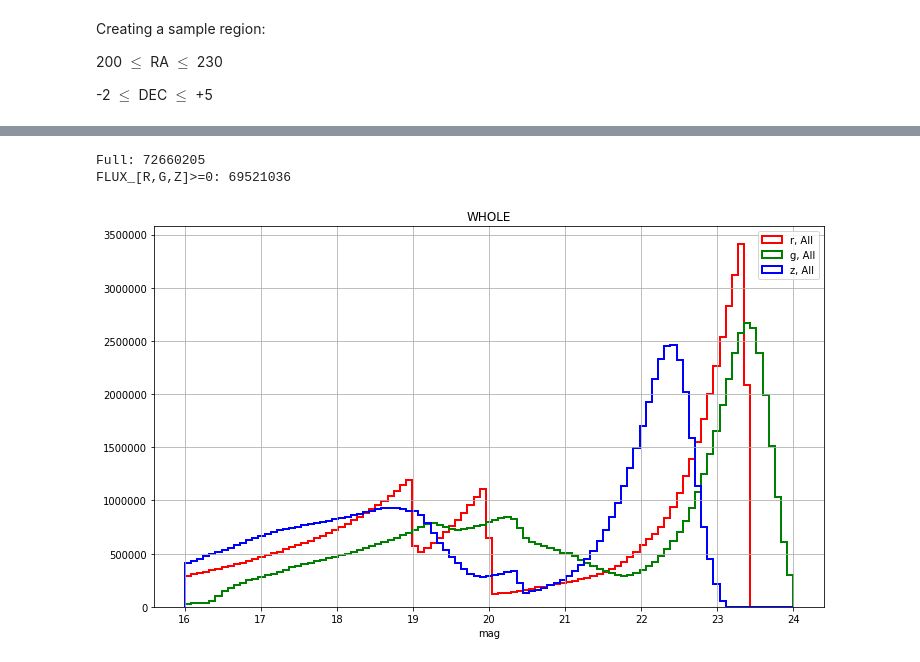
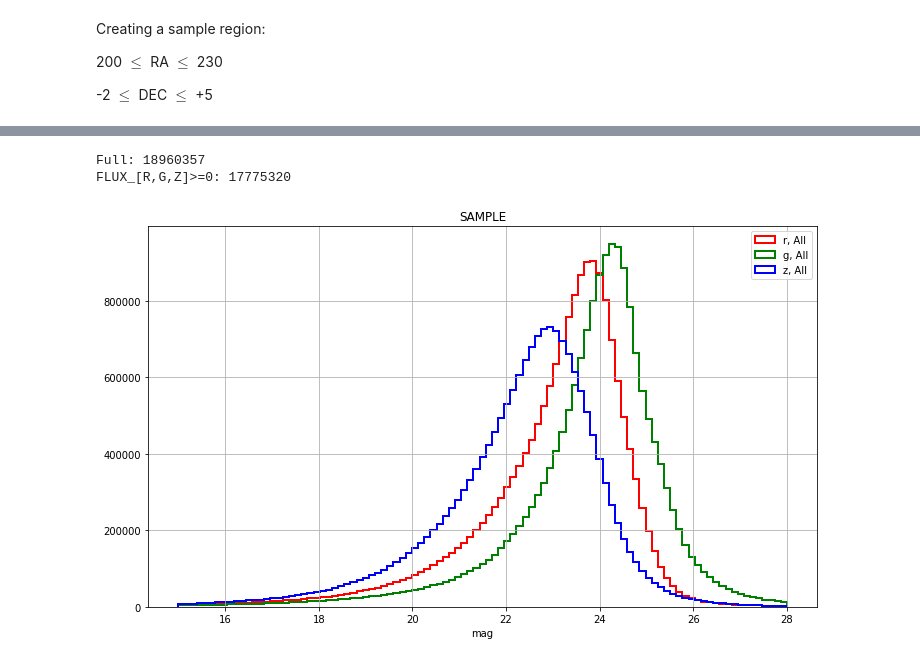
Before and after one commit to qmxp55/DESI-match, a Jupyter notebook: mag_dist.ipynb, the cells around one changed output, grey strips where cells are left out. Cells and saved outputs as stored; diff of their text form; code cells hidden in the pictures.

```diff
--- a/mag_dist.ipynb
+++ b/mag_dist.ipynb
@@ -27,3 +28,30 @@ def get_mag_decals(df):
     zmag = flux_to_mag(df['FLUX_Z']/df['MW_TRANSMISSION_Z'])
 
     return gmag, rmag, zmag
+# %%
+class Point:
+
+    def __init__(self, xcoord=0, ycoord=0):
+        self.x = xcoord
+        self.y = ycoord
+
+class Rectangle:
+    def __init__(self, bottom_left, top_right, colour):
+        self.bottom_left = bottom_left
+        self.top_right = top_right
+        self.colour = colour
+
+    def intersects(self, other):
+        return not (self.top_right.x <= other.bottom_left.x or self.bottom_left.x >= other.top_right.x or self.top_right.y <= other.bottom_left.y or self.bottom_left.y >= other.top_right.y)
+
+    def plot(self, other):
+        fig, ax = plt.subplots(figsize=(15,8))
+        rect = patches.Rectangle((self.bottom_left.x,self.bottom_left.y), abs(self.top_right.x - self.bottom_left.x), abs(self.top_right.y - self.bottom_left.y),linewidth=1.5, alpha=0.5, color='r')
+        rect2 = patches.Rectangle((other.bottom_left.x,other.bottom_left.y), abs(other.top_right.x - other.bottom_left.x), abs(other.top_right.y - other.bottom_left.y),linewidth=1.5, alpha=0.5, color='blue')
+        ax.add_patch(rect)
+        ax.add_patch(rect2)
+        xlims = np.array([self.bottom_left.x, self.top_right.x, other.bottom_left.x, other.top_right.x])
+        ylims = np.array([self.bottom_left.y, self.top_right.y, other.bottom_left.y, other.top_right.y])
+        ax.set_xlim(xlims.min()-1, xlims.max()+1)
+        ax.set_ylim(ylims.min()-1, ylims.max()+1)
+        #plt.show()
@@ -40,7 +114,7 @@ def mag_hist_decals(df, BANDS, DEF, NAME):
     mask_exp = df['TYPE'] == b'EXP '
     mask_comp = df['TYPE'] == b'COMP '
 
-    bins = np.linspace(16, 24, 100)
+    bins = np.linspace(15, 28, 100)
     if BANDS == 'r':
         BAND = rmag
     if BANDS == 'g':
@@ -86,0 +163,3 @@ cat0S = cut(200, 230, -2,5, cat0)
+# %%
+sweep_dir = os.path.join('/global/project/projectdirs/cosmo/data/legacysurvey/','dr7', 'sweep', '7.1')
+cat0Sw = cut_sweeps(200, 230, -2,5, sweep_dir)
@@ -87,6 +176,6 @@ cat0S = cut(200, 230, -2,5, cat0)
 # %%
-mag_hist_decals(cat0, 'r', 'ALL', 'WHOLE')
+mag_hist_decals(cat0Sw, 'r', 'ALL', 'SAMPLE')
 # %% [output]
-Full: 72660205
-FLUX_[R,G,Z]>=0: 69521036
+Full: 18960357
+FLUX_[R,G,Z]>=0: 17775320
-[figure, old version]
+[figure, new version]
```
Also changed, not shown: parts of 15 cells of this notebook, 4 other files.
